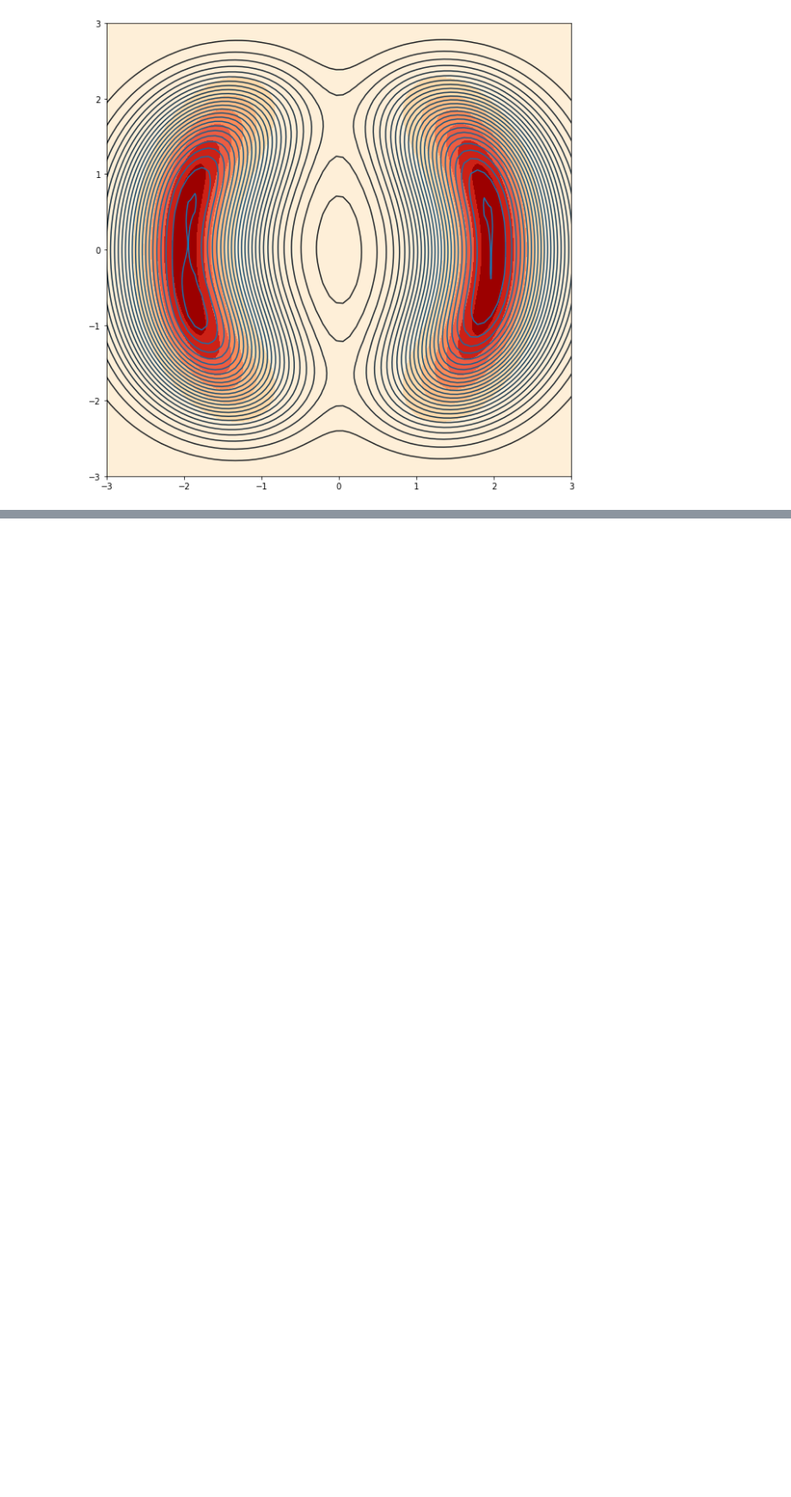
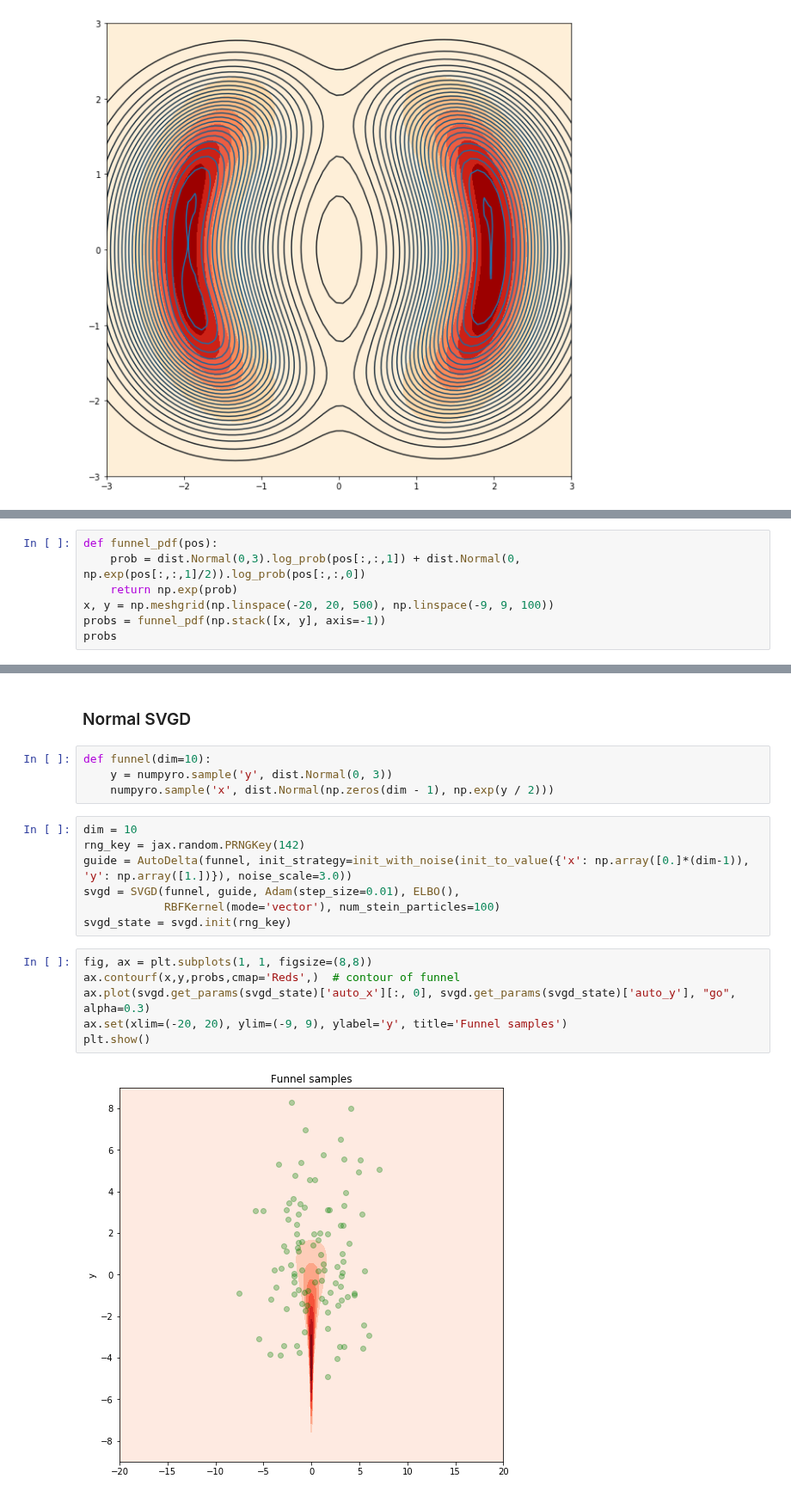
Before and after one commit to pyro-ppl/numpyro, a Jupyter notebook: examples/stein_vi/neutra.ipynb, the cells around one changed output, grey strips where cells are left out. Shown at 86% size. Drawn from its saved outputs; the diff is of its cells as text; blank space fills up the shorter version.

```diff
--- a/examples/stein_vi/neutra.ipynb
+++ b/examples/stein_vi/neutra.ipynb
@@ -115,0 +120,7 @@ sns.kdeplot(samples['x'][:, 0], samples['x'][:, 1], n_levels=30, ax=ax)
+# %%
+def funnel_pdf(pos):
+    prob = dist.Normal(0,3).log_prob(pos[:,:,1]) + dist.Normal(0, np.exp(pos[:,:,1]/2)).log_prob(pos[:,:,0])
+    return np.exp(prob)
+x, y = np.meshgrid(np.linspace(-20, 20, 500), np.linspace(-9, 9, 100))
+probs = funnel_pdf(np.stack([x, y], axis=-1))
+probs
@@ -115,0 +141,21 @@ sns.kdeplot(samples['x'][:, 0], samples['x'][:, 1], n_levels=30, ax=ax)
+# %% [markdown]
+### Normal SVGD
+# %%
+def funnel(dim=10):
+    y = numpyro.sample('y', dist.Normal(0, 3))
+    numpyro.sample('x', dist.Normal(np.zeros(dim - 1), np.exp(y / 2)))
+# %%
+dim = 10
+rng_key = jax.random.PRNGKey(142)
+guide = AutoDelta(funnel, init_strategy=init_with_noise(init_to_value({'x': np.array([0.]*(dim-1)), 'y': np.array([1.])}), noise_scale=3.0))
+svgd = SVGD(funnel, guide, Adam(step_size=0.01), ELBO(),
+            RBFKernel(mode='vector'), num_stein_particles=100)
+svgd_state = svgd.init(rng_key)
+# %%
+fig, ax = plt.subplots(1, 1, figsize=(8,8))
+ax.contourf(x,y,probs,cmap='Reds',)  # contour of funnel
+ax.plot(svgd.get_params(svgd_state)['auto_x'][:, 0], svgd.get_params(svgd_state)['auto_y'], "go", alpha=0.3)
+ax.set(xlim=(-20, 20), ylim=(-9, 9), ylabel='y', title='Funnel samples')
+plt.show()
+# %% [output]
+[figure, added]
```
Also changed, not shown: parts of 12 cells of this notebook, 2 other files.
